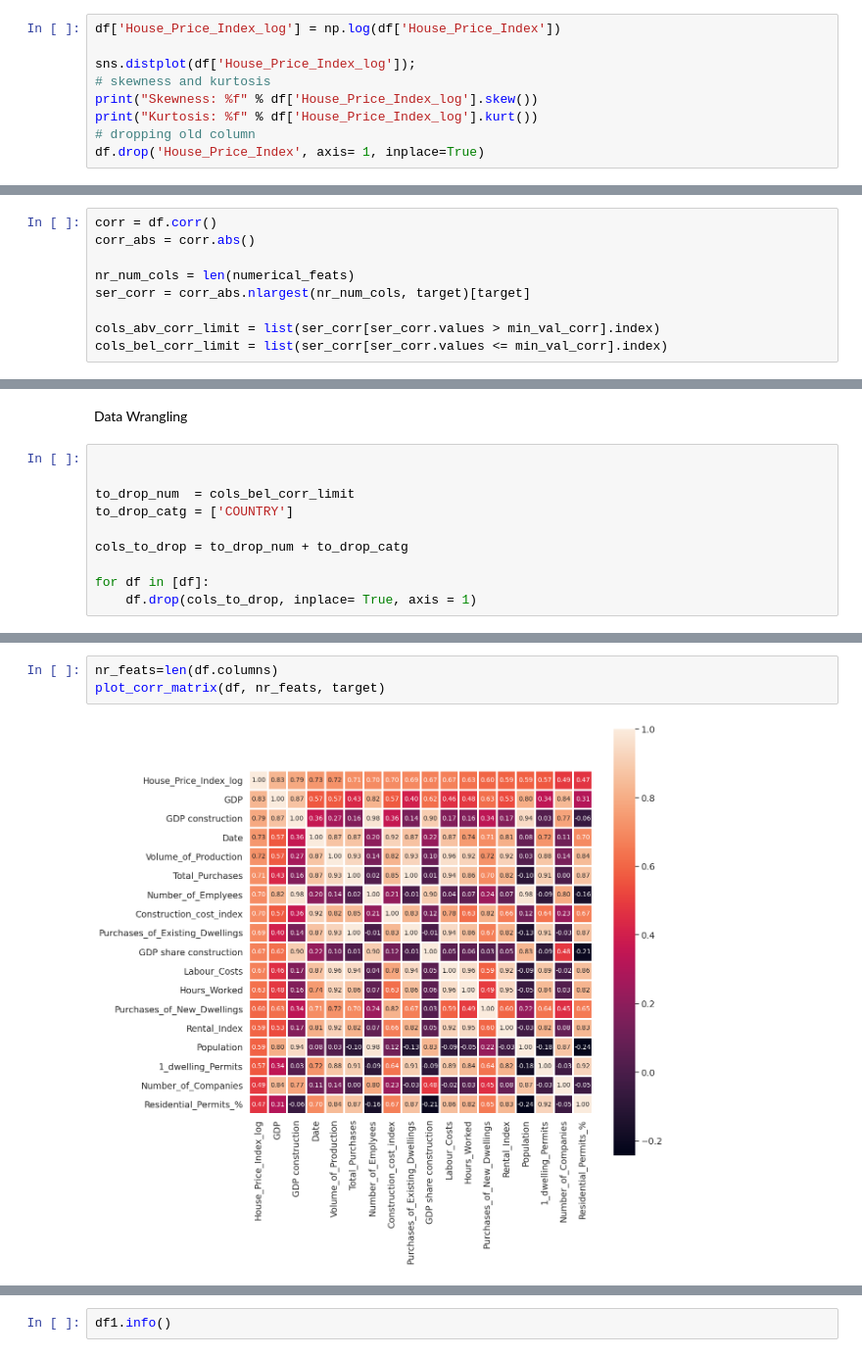
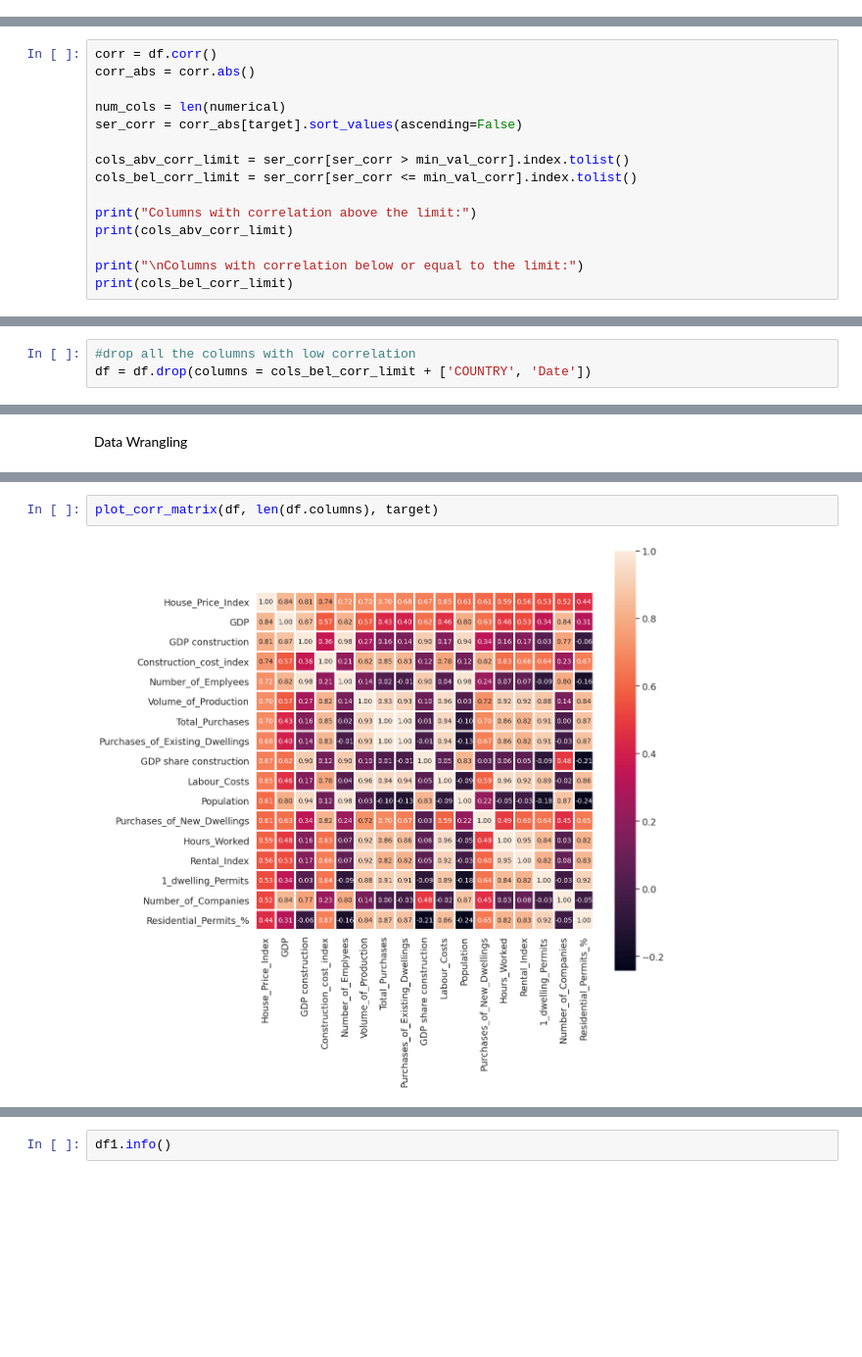
Before and after one commit to sbs23003/CA-Contstruction-Industry, a Jupyter notebook: machine_learning.ipynb, the cells around one changed output, grey strips where cells are left out. Shown at 98% size. Cells and saved outputs as stored; diff of their text form; blank space fills up the shorter version.

```diff
--- a/machine_learning.ipynb
+++ b/machine_learning.ipynb
@@ -93,12 +76,3 @@ print("Kurtosis: %f" % df['House_Price_Index'].kurt())
 Skewness: 0.364021
 Kurtosis: -0.372082
 [figure]
-# %%
-df['House_Price_Index_log'] = np.log(df['House_Price_Index'])
-
-sns.distplot(df['House_Price_Index_log']);
-# skewness and kurtosis
-print("Skewness: %f" % df['House_Price_Index_log'].skew())
-print("Kurtosis: %f" % df['House_Price_Index_log'].kurt())
-# dropping old column
-df.drop('House_Price_Index', axis= 1, inplace=True)
@@ -173,8 +121,14 @@ plt.show()
 corr = df.corr()
 corr_abs = corr.abs()
 
-nr_num_cols = len(numerical_feats)
-ser_corr = corr_abs.nlargest(nr_num_cols, target)[target]
+num_cols = len(numerical)
+ser_corr = corr_abs[target].sort_values(ascending=False)
 
-cols_abv_corr_limit = list(ser_corr[ser_corr.values > min_val_corr].index)
-cols_bel_corr_limit = list(ser_corr[ser_corr.values <= min_val_corr].index)
+cols_abv_corr_limit = ser_corr[ser_corr > min_val_corr].index.tolist()
+cols_bel_corr_limit = ser_corr[ser_corr <= min_val_corr].index.tolist()
+
+print("Columns with correlation above the limit:")
+print(cols_abv_corr_limit)
+
+print("\nColumns with correlation below or equal to the limit:")
+print(cols_bel_corr_limit)
@@ -224 +141,4 @@ plt.show()
+# %%
+#drop all the columns with low correlation
+df = df.drop(columns = cols_bel_corr_limit + ['COUNTRY', 'Date'])
 # %%
@@ -229,15 +148,5 @@ plot_corr_matrix(df, nr_feats, target)
 # %% [markdown]
 Data Wrangling
-# %%
-
-
-to_drop_num  = cols_bel_corr_limit
-to_drop_catg = ['COUNTRY']
-
-cols_to_drop = to_drop_num + to_drop_catg
-
-for df in [df]:
-    df.drop(cols_to_drop, inplace= True, axis = 1)
 # %%
 corr2 = df.corr()
 corr_abs_2 = corr2.abs()
@@ -295,8 +177,7 @@ Name: House_Price_Index_log, dtype: float64
 # %%
-nr_feats=len(df.columns)
-plot_corr_matrix(df, nr_feats, target)
+plot_corr_matrix(df, len(df.columns), target)
 # %% [output]
-[figure, old version]
+[figure, new version]
 # %%
 cols = corr_abs.nlargest(nr_all_cols, target)[target].index
 cols = list(cols)
```
Also changed, not shown: parts of 29 cells of this notebook.
